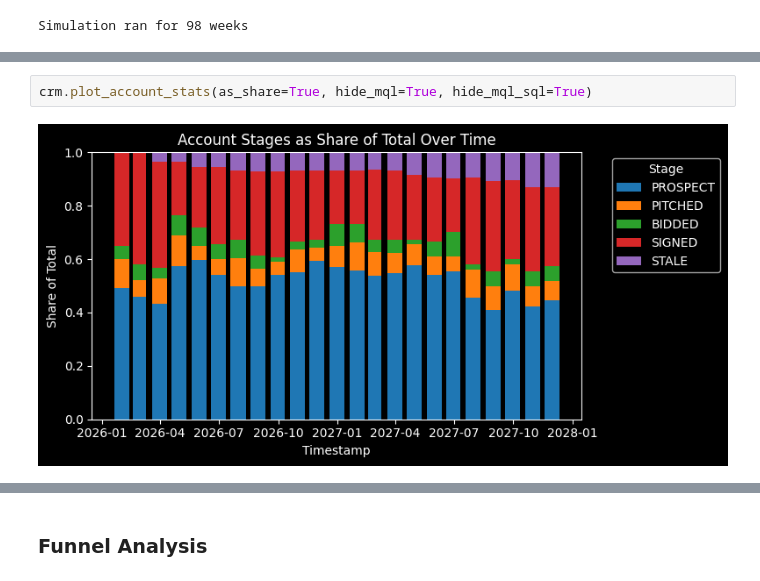
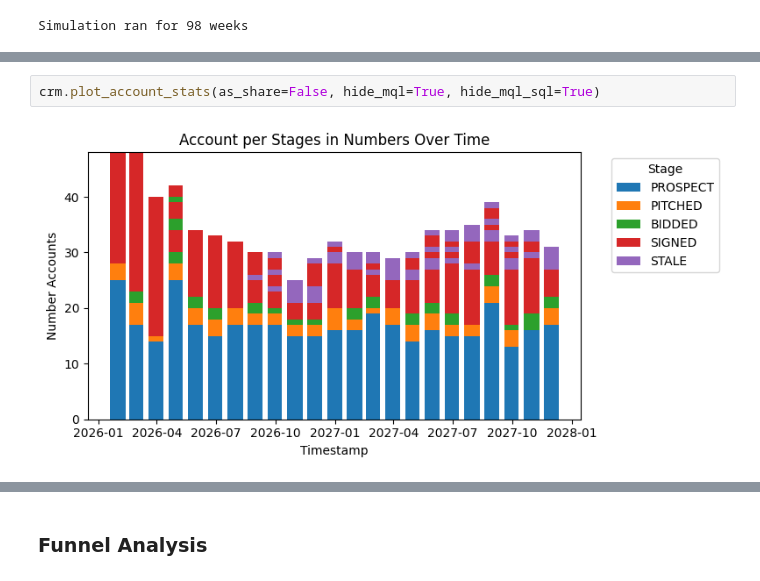
Before and after one commit to vtecftwy/crm-sim, a Jupyter notebook: nbs/1.01_crm_sim_simpy.ipynb, the cells around one changed output, grey strips where cells are left out. Saved outputs shown, nothing was run; the diff lists cells and outputs as text.

```diff
--- a/nbs/1.01_crm_sim_simpy.ipynb
+++ b/nbs/1.01_crm_sim_simpy.ipynb
@@ -83,4 +84,4 @@ crm.plot_account_stats(as_share=False, hide_mql=False, hide_mql_sql=False)
 # %%
-crm.plot_account_stats(as_share=True, hide_mql=True, hide_mql_sql=True)
+crm.plot_account_stats(as_share=False, hide_mql=True, hide_mql_sql=True)
 # %% [output]
-[figure, old version]
+[figure, new version]
```
Also changed, not shown: parts of 41 cells of this notebook, 2 other files.
